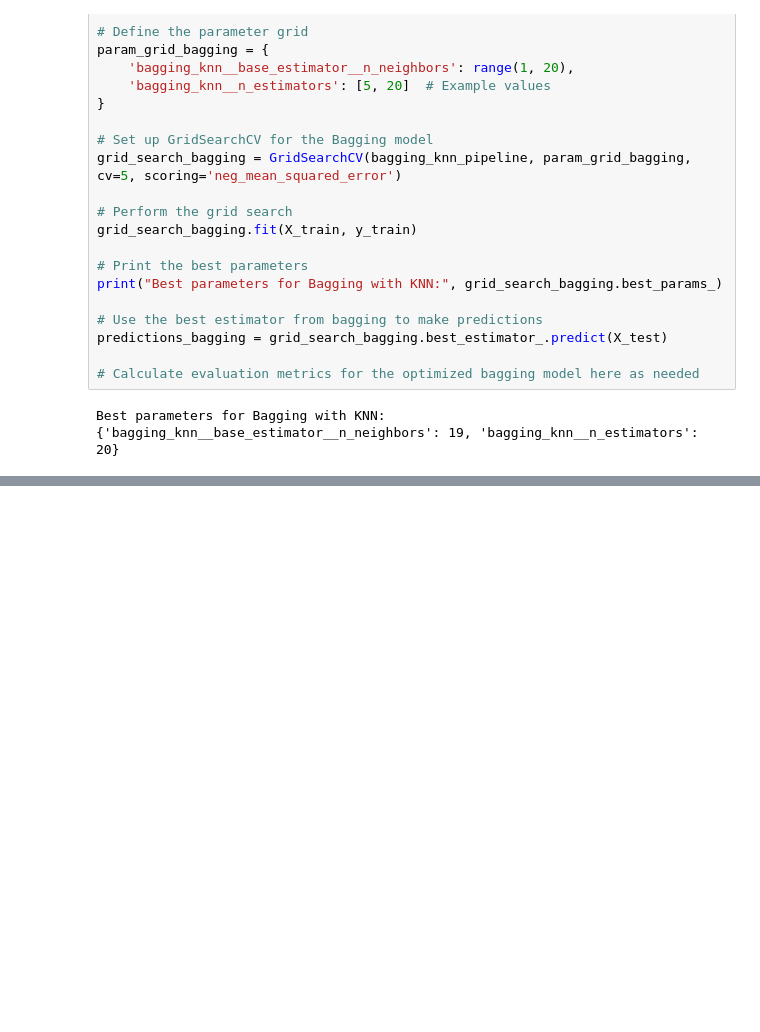
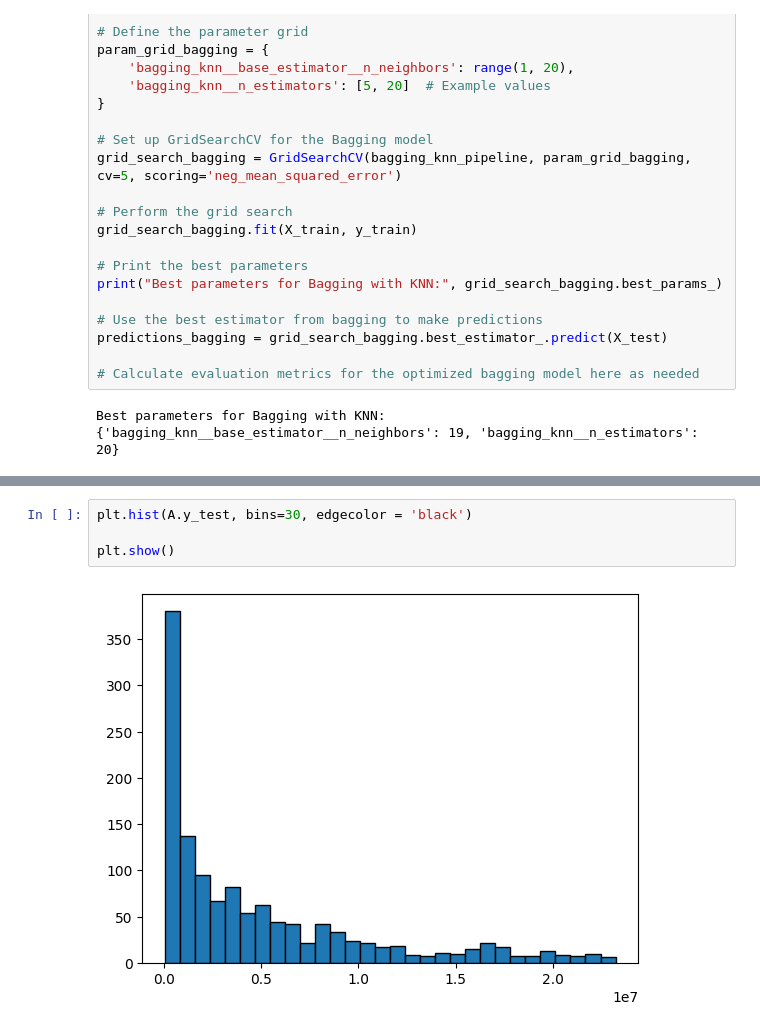
Before and after one commit to RobinSchebitz/ds_tanzania_tourism_prediction, a Jupyter notebook: ML_project_2.ipynb, the cells around one changed output, grey strips where cells are left out. Cells and saved outputs as stored; diff of their text form; blank space fills up the shorter version.

```diff
--- a/ML_project_2.ipynb
+++ b/ML_project_2.ipynb
@@ -433,0 +604,6 @@ Test MPE: 116.34%
+# %%
+plt.hist(A.y_test, bins=30, edgecolor = 'black')
+
+plt.show()
+# %% [output]
+[figure, added]
```
Also changed, not shown: parts of 35 cells of this notebook.
